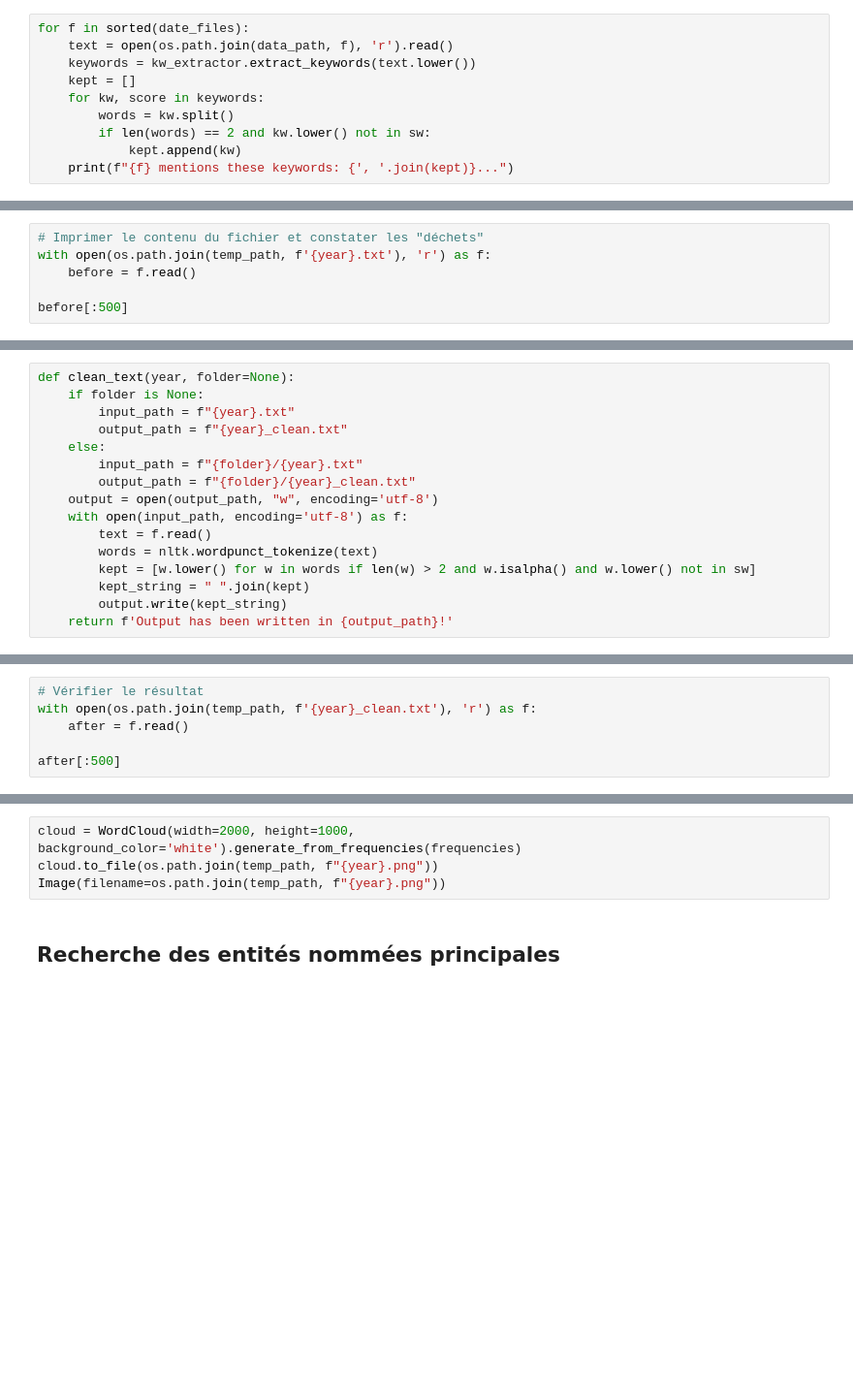
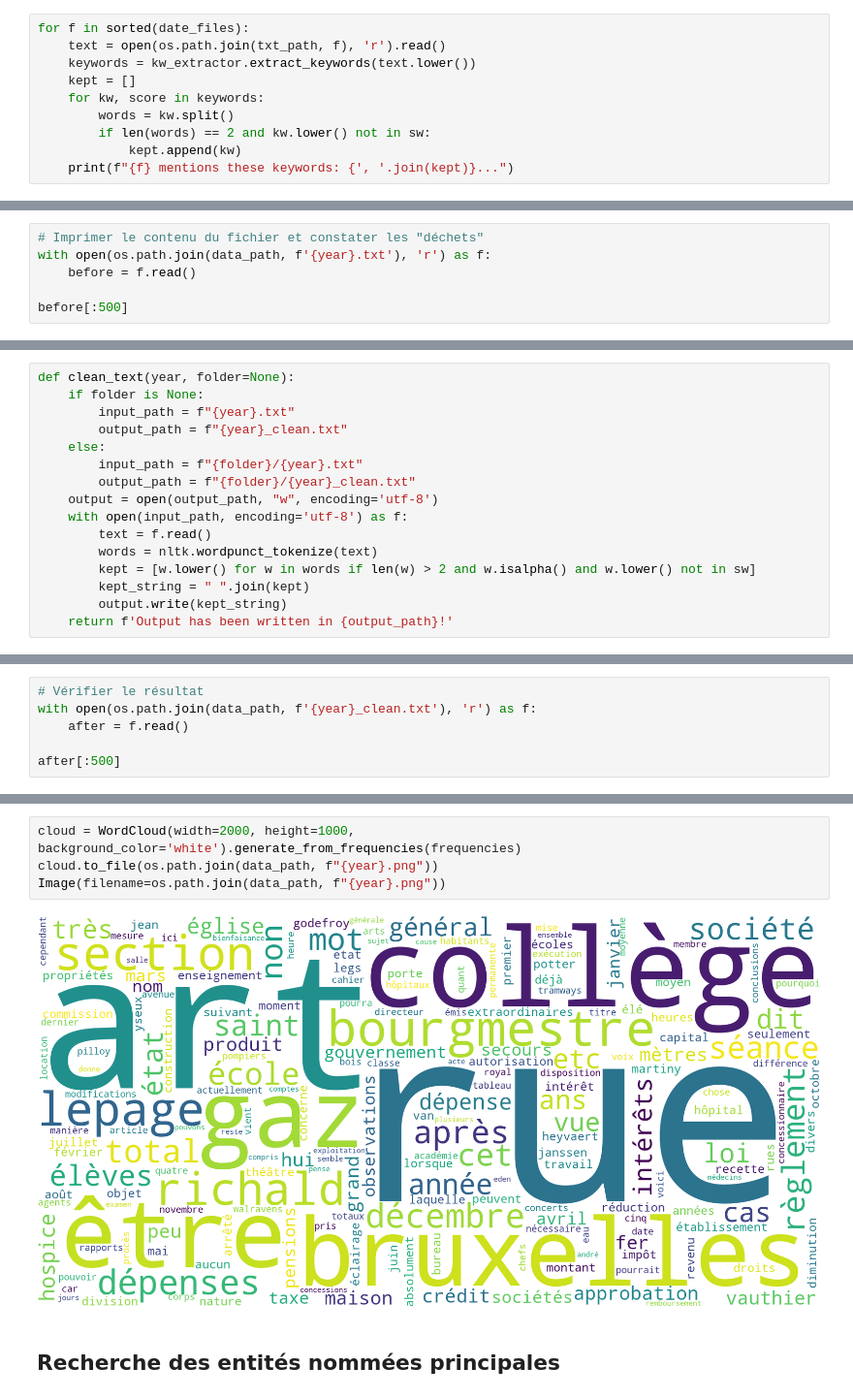
Before and after one commit to JulienVB/tp2, a Jupyter notebook: tp2.ipynb, the cells around one changed output, grey strips where cells are left out. Shown: that part at 97% size. Cells and saved outputs as stored; diff of their text form; blank space fills up the shorter version.

```diff
--- a/tp2.ipynb
+++ b/tp2.ipynb
@@ -88,7 +111,7 @@ kw_extractor
 Fonction d'extraction des mots clés
 # %%
 for f in sorted(date_files):
-    text = open(os.path.join(data_path, f), 'r').read()
+    text = open(os.path.join(txt_path, f), 'r').read()
     keywords = kw_extractor.extract_keywords(text.lower())
     kept = []
     for kw, score in keywords:
@@ -99,6 +140,6 @@ for f in sorted(date_files):
 # %%
 # Imprimer le contenu du fichier et constater les "déchets"
-with open(os.path.join(temp_path, f'{year}.txt'), 'r') as f:
+with open(os.path.join(data_path, f'{year}.txt'), 'r') as f:
     before = f.read()
 
 before[:500]
@@ -125,6 +170,6 @@ clean_text(year, folder=temp_path)
 # %%
 # Vérifier le résultat
-with open(os.path.join(temp_path, f'{year}_clean.txt'), 'r') as f:
+with open(os.path.join(data_path, f'{year}_clean.txt'), 'r') as f:
     after = f.read()
 
 after[:500]
@@ -134,7 +183,9 @@ print(frequencies.most_common(10))
 # %%
 cloud = WordCloud(width=2000, height=1000, background_color='white').generate_from_frequencies(frequencies)
-cloud.to_file(os.path.join(temp_path, f"{year}.png"))
-Image(filename=os.path.join(temp_path, f"{year}.png"))
+cloud.to_file(os.path.join(data_path, f"{year}.png"))
+Image(filename=os.path.join(data_path, f"{year}.png"))
+# %% [output]
+[figure, added]
 # %% [markdown]
 ## Recherche des entités nommées principales
 # %%
```
Also changed, not shown: parts of 18 cells of this notebook.
